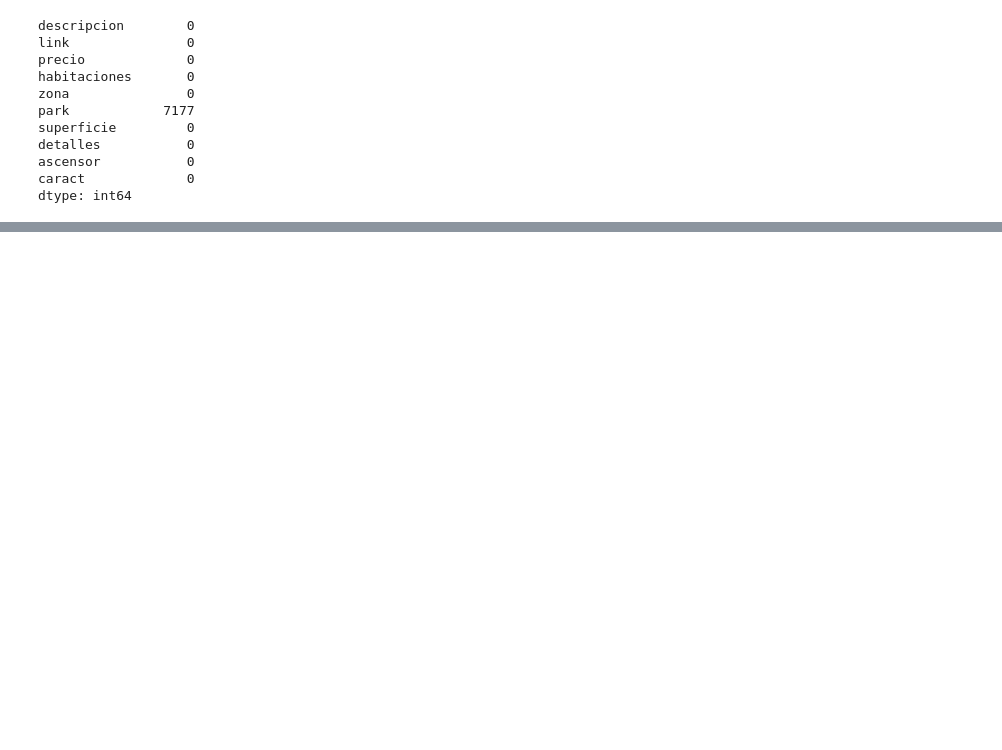
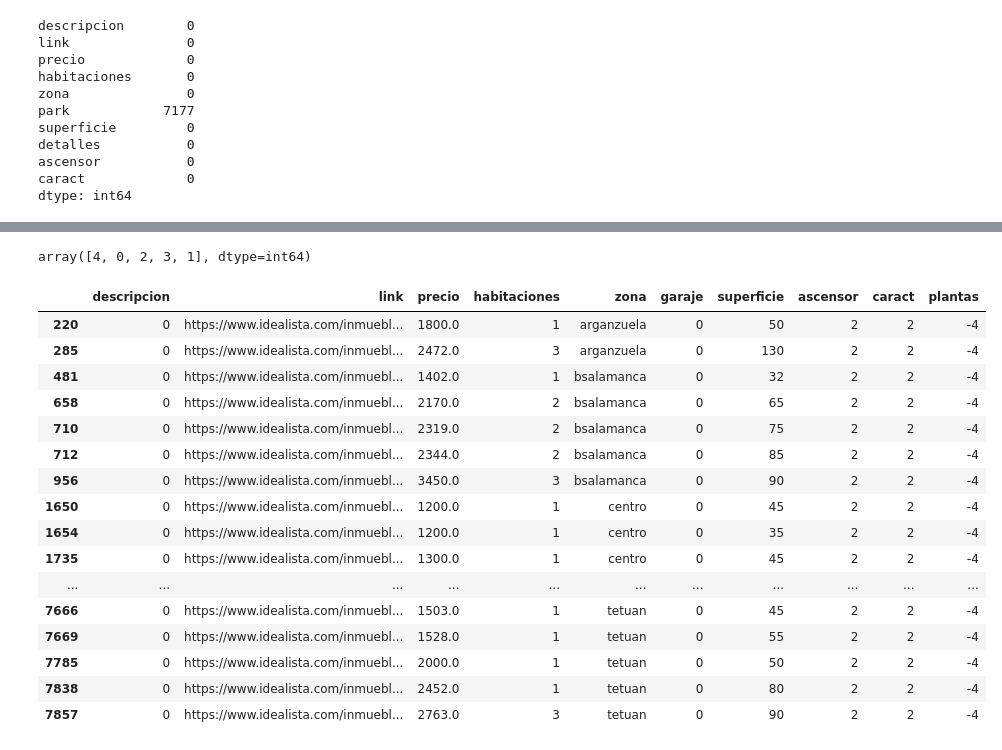
Before and after one commit to Gbau11/Analisis-de-la-vivienda-Idealista, a Jupyter notebook: jupyter/alquiler/limpieza_alquiler.ipynb, the cells around one changed output, grey strips where cells are left out. Saved outputs shown, nothing was run; the diff lists cells and outputs as text; code cells hidden in the pictures; blank space fills up the shorter version.

```diff
--- a/jupyter/alquiler/limpieza_alquiler.ipynb
+++ b/jupyter/alquiler/limpieza_alquiler.ipynb
@@ -519,0 +761,41 @@ dtype: int64
+# %%
+alquiler.drop(columns='detalles',inplace=True)
+# %%
+alquiler['descripcion'] = alquiler['descripcion'].str.lower()
+# %%
+mappings = {'piso': 0, 'chalet': 1, 'ático': 2, 'dúplex': 3, 'estudio': 4, 'finca': 1, 'caserón': 1,
+            'torre': 1, 'cortijo': 1, 'casa': 1, 'palacio': 1}
+
+alquiler['descripcion'] = alquiler['descripcion'].replace(mappings, regex=True)
+# %%
+alquiler['descripcion'].unique()
+# %% [output]
+array([4, 0, 2, 3, 1], dtype=int64)
+# %%
+alquiler['superficie'] = alquiler['superficie'].astype(str)
+
+alquiler['superficie'] = alquiler['superficie'].str.replace('m²', '')
+
+alquiler['superficie'] = alquiler['superficie'].str.replace('.', '')
+
+alquiler['superficie'] = pd.to_numeric(alquiler['superficie'])
+# %%
+alquiler[(alquiler['descripcion']==0) & (alquiler['plantas']==-4)]
+# %% [output]
+|  | descripcion | link | precio | habitaciones | zona | garaje | superficie | ascensor | caract | plantas |
+| 220 | 0 | https://www.idealista.com/inmuebl... | 1800.0 | 1 | arganzuela | 0 | 50 | 2 | 2 | -4 |
+| 285 | 0 | https://www.idealista.com/inmuebl... | 2472.0 | 3 | arganzuela | 0 | 130 | 2 | 2 | -4 |
+| 481 | 0 | https://www.idealista.com/inmuebl... | 1402.0 | 1 | bsalamanca | 0 | 32 | 2 | 2 | -4 |
+| 658 | 0 | https://www.idealista.com/inmuebl... | 2170.0 | 2 | bsalamanca | 0 | 65 | 2 | 2 | -4 |
+| 710 | 0 | https://www.idealista.com/inmuebl... | 2319.0 | 2 | bsalamanca | 0 | 75 | 2 | 2 | -4 |
+| 712 | 0 | https://www.idealista.com/inmuebl... | 2344.0 | 2 | bsalamanca | 0 | 85 | 2 | 2 | -4 |
+| 956 | 0 | https://www.idealista.com/inmuebl... | 3450.0 | 3 | bsalamanca | 0 | 90 | 2 | 2 | -4 |
+| 1650 | 0 | https://www.idealista.com/inmuebl... | 1200.0 | 1 | centro | 0 | 45 | 2 | 2 | -4 |
+| 1654 | 0 | https://www.idealista.com/inmuebl... | 1200.0 | 1 | centro | 0 | 35 | 2 | 2 | -4 |
+| 1735 | 0 | https://www.idealista.com/inmuebl... | 1300.0 | 1 | centro | 0 | 45 | 2 | 2 | -4 |
+| ... | ... | ... | ... | ... | ... | ... | ... | ... | ... | ... |
+| 7666 | 0 | https://www.idealista.com/inmuebl... | 1503.0 | 1 | tetuan | 0 | 45 | 2 | 2 | -4 |
+| 7669 | 0 | https://www.idealista.com/inmuebl... | 1528.0 | 1 | tetuan | 0 | 55 | 2 | 2 | -4 |
+| 7785 | 0 | https://www.idealista.com/inmuebl... | 2000.0 | 1 | tetuan | 0 | 50 | 2 | 2 | -4 |
+| 7838 | 0 | https://www.idealista.com/inmuebl... | 2452.0 | 1 | tetuan | 0 | 80 | 2 | 2 | -4 |
+| 7857 | 0 | https://www.idealista.com/inmuebl... | 2763.0 | 3 | tetuan | 0 | 90 | 2 | 2 | -4 |
```
Also changed, not shown: parts of 42 cells of this notebook, 1 other file.
